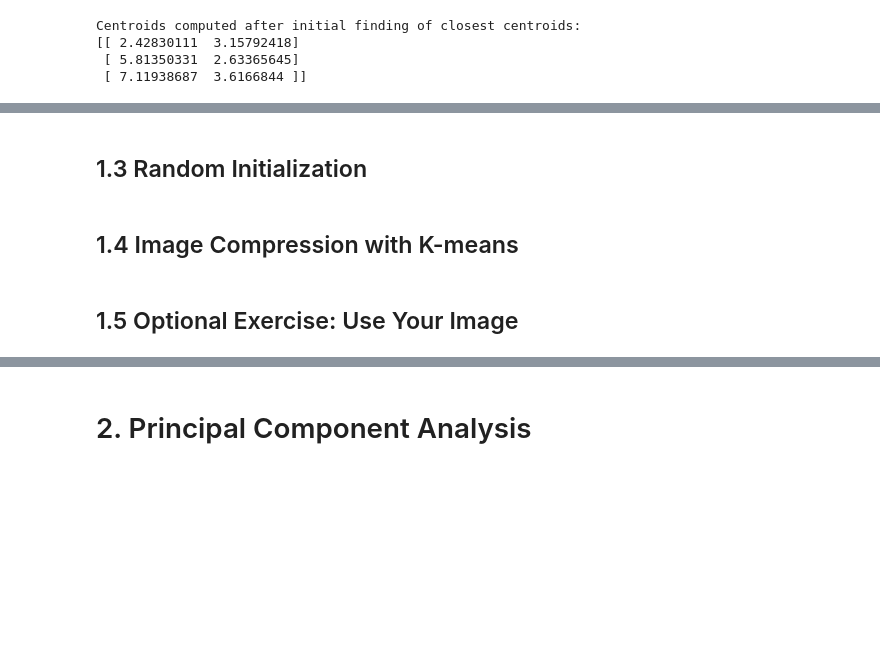
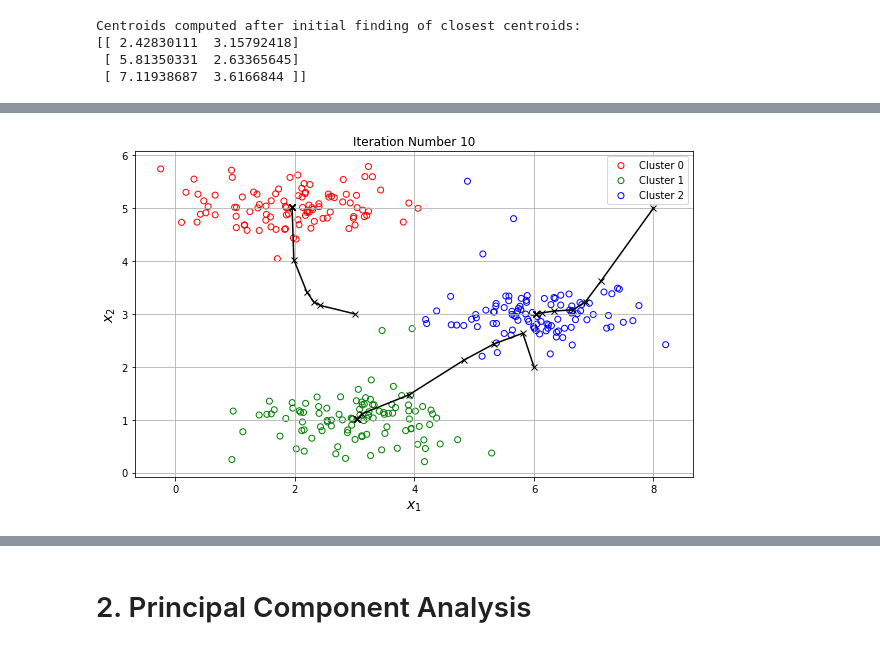
Before and after one commit to les67/MachineLearning_CourseraNg, a Jupyter notebook: ex7/ex7.ipynb, the cells around one changed output, grey strips where cells are left out. Drawn from its saved outputs; the diff is of its cells as text; code cells hidden in the pictures; blank space fills up the shorter version.

```diff
--- a/ex7/ex7.ipynb
+++ b/ex7/ex7.ipynb
@@ -103,6 +107,47 @@ Centroids computed after initial finding of closest centroids:
-# %% [markdown]
-## 1.3 Random Initialization
-# %% [markdown]
-## 1.4 Image Compression with K-means
-# %% [markdown]
-## 1.5 Optional Exercise: Use Your Image
+# %%
+def runkMeans(X,initial_centroids,max_iters):
+    '''
+    Runs K-Means algorithm on data in design matrix X for max_iters iterations
+
+    Parameters
+    ------------
+    X: m by n design matrix
+    initial_centroids: K by n centroid matrix with n-coordinates for each of the K initial centroids
+    max_iters: number of iterations for K-Means algorithm
+
+    Returns
+    ------------
+    centroids: 3D array of K by n by max_iters+1 dimensions. One 2D array of centroids for each iteration
+    idx: 1D m-dimensional array with labels of closest centroid for all samples
+    '''
+
+    K = initial_centroids.shape[0] # number of centroids
+    m,num_feats = X.shape # number of samples and features
+    centroids = np.empty((K,num_feats,max_iters+1)) # centroid history 3D array
+                                                    # one 2D array per iteration, +1 because we include the initial guess
+    centroids[:,:,0] = initial_centroids # save initial centroid guess
+
+    for ii_iter in range(max_iters): # K-Means iteration
+        idx = findClosestCentroids(X,centroids[:,:,ii_iter])
+        centroids[:,:,ii_iter+1] = computeCentroids(X,idx,K)
+
+    return centroids,idx
+# %%
+max_iters = 10
+centroids, idx = runkMeans(X,initial_centroids,max_iters)
+# %%
+plt.figure()
+plt.grid()
+plt.scatter(X[:,0][idx==0],X[:,1][idx==0],marker='o',edgecolors='r',facecolors='none',label='Cluster 0')
+plt.scatter(X[:,0][idx==1],X[:,1][idx==1],marker='o',edgecolors='g',facecolors='none',label='Cluster 1')
+plt.scatter(X[:,0][idx==2],X[:,1][idx==2],marker='o',edgecolors='b',facecolors='none',label='Cluster 2')
+plt.plot(centroids[0,0,:],centroids[0,1,:],linestyle='-',marker='x',color='k')
+plt.plot(centroids[1,0,:],centroids[1,1,:],linestyle='-',marker='x',color='k')
+plt.plot(centroids[2,0,:],centroids[2,1,:],linestyle='-',marker='x',color='k')
+plt.legend()
+plt.xlabel(r'$x_1$',fontsize=14)
+plt.ylabel(r'$x_2$',fontsize=14)
+plt.title('Iteration Number {}'.format(max_iters))
+plt.show()
+# %% [output]
+[figure, added]
```
Also changed, not shown: parts of 20 cells of this notebook.
